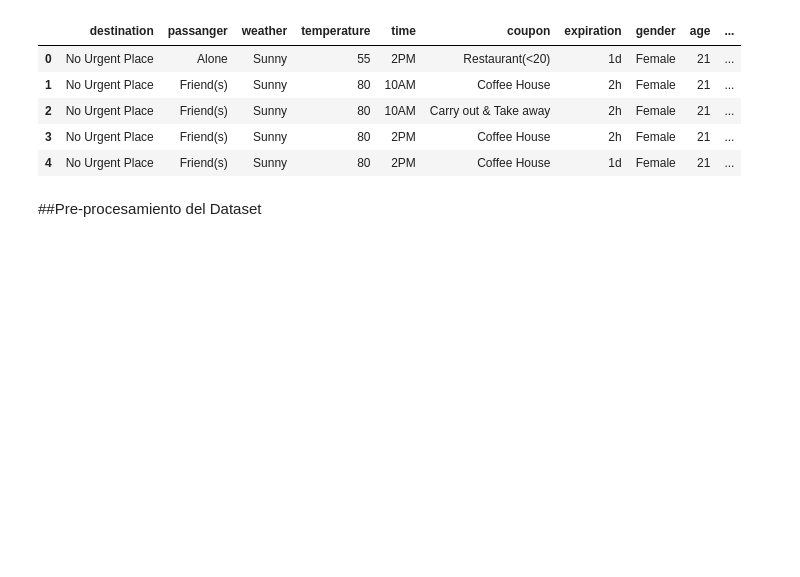
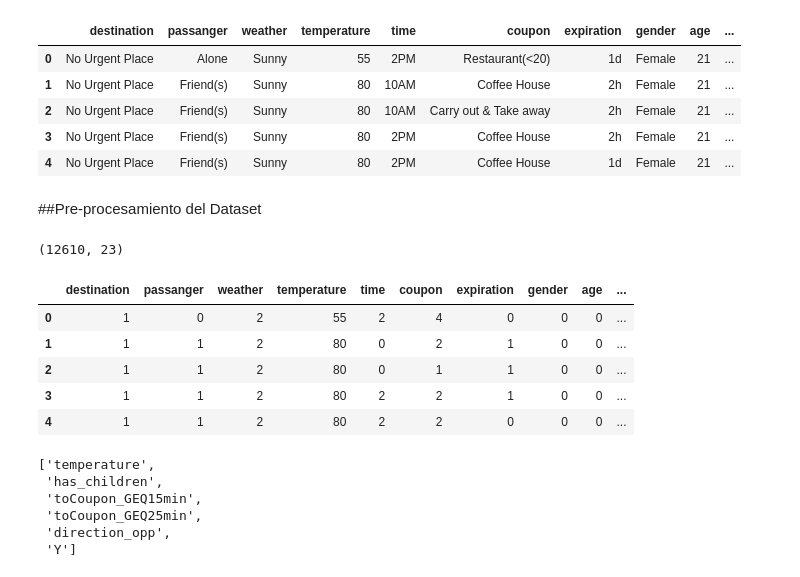
Before and after one commit to DavisGereda/Proyecto-ML, a Jupyter notebook: modelos/Proyecto_ML_Base.ipynb, the cells around one changed output. Saved outputs shown, nothing was run; the diff lists cells and outputs as text; code cells hidden in the pictures; blank space fills up the shorter version.

```diff
--- a/modelos/Proyecto_ML_Base.ipynb
+++ b/modelos/Proyecto_ML_Base.ipynb
@@ -98,0 +183,3 @@ dataset.head()
+# %%
+#Preprocesamos los datos
+preprocessed_dataset = preprocess_dataset(dataset)
@@ -98,0 +189,13 @@ dataset.head()
+# %%
+preprocessed_dataset.shape
+# %% [output]
+(12610, 23)
+# %%
+preprocessed_dataset.head()
+# %% [output]
+|  | destination | passanger | weather | temperature | time | coupon | expiration | gender | age | ... |
+| 0 | 1 | 0 | 2 | 55 | 2 | 4 | 0 | 0 | 0 | ... |
+| 1 | 1 | 1 | 2 | 80 | 0 | 2 | 1 | 0 | 0 | ... |
+| 2 | 1 | 1 | 2 | 80 | 0 | 1 | 1 | 0 | 0 | ... |
+| 3 | 1 | 1 | 2 | 80 | 2 | 2 | 1 | 0 | 0 | ... |
+| 4 | 1 | 1 | 2 | 80 | 2 | 2 | 0 | 0 | 0 | ... |
@@ -98,0 +217,9 @@ dataset.head()
+# %%
+numeric_columns
+# %% [output]
+['temperature',
+ 'has_children',
+ 'toCoupon_GEQ15min',
+ 'toCoupon_GEQ25min',
+ 'direction_opp',
+ 'Y']
```
Also changed, not shown: parts of 16 cells of this notebook, 2 other files.
